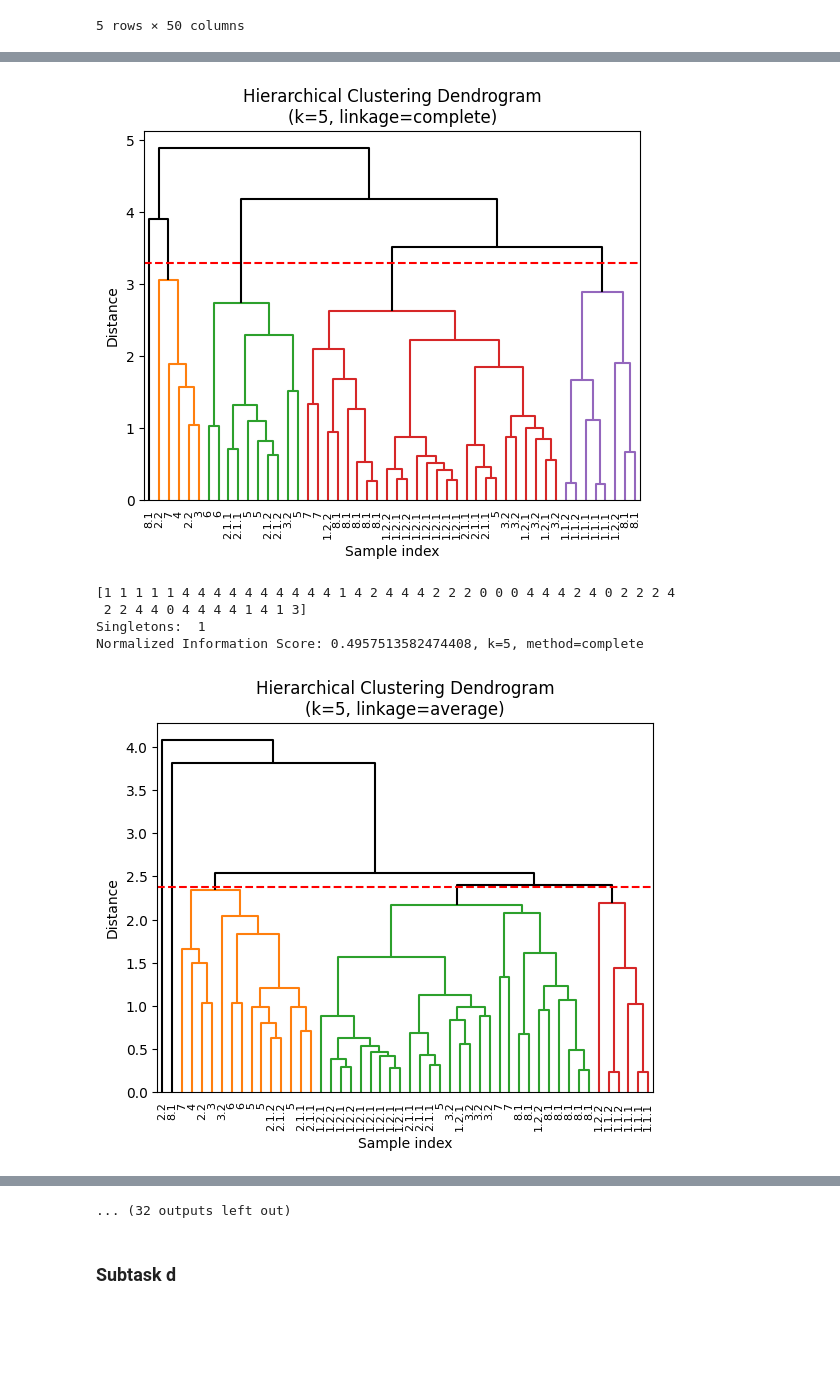
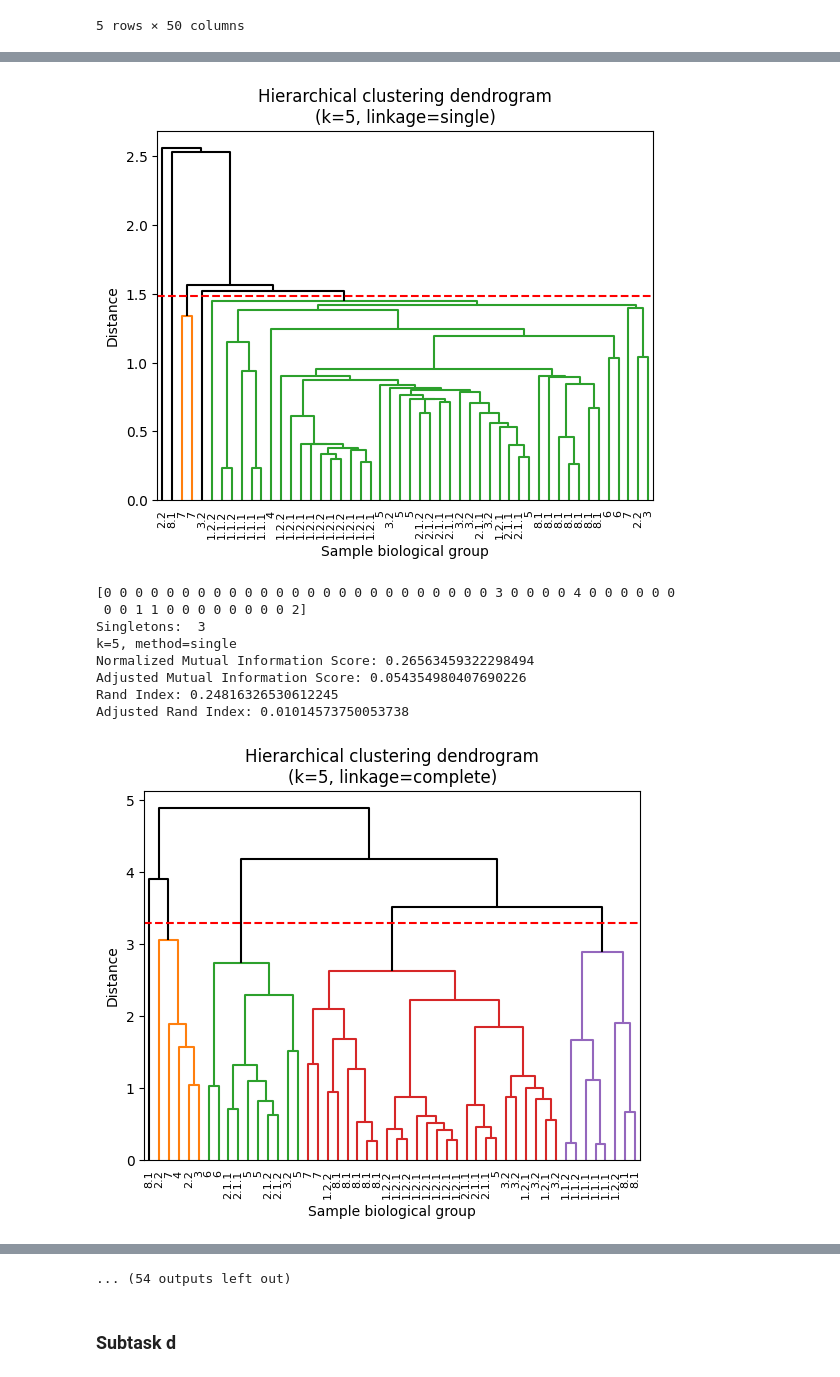
Before and after one commit to kbenedek/DataScience, a Jupyter notebook: HW2/hw_2_1.ipynb, the cells around one changed output, grey strips where cells are left out. Drawn from its saved outputs; the diff is of its cells as text; code cells hidden in the pictures; blank space fills up the shorter version.

Commit message:
Add RI and adjusted metrics

```diff
--- a/HW2/hw_2_1.ipynb
+++ b/HW2/hw_2_1.ipynb
@@ -360,8 +360,8 @@ def plot_dendrogram(model: AgglomerativeClustering, n_cluster, linkage, **kwargs
     threshold = (linkage_matrix[-(n_cluster-1), 2] + linkage_matrix[-n_cluster, 2]) / 2
     dendrogram(linkage_matrix, color_threshold=threshold,  above_threshold_color='black', **kwargs)
     plt.axhline(y=threshold, color='r', linestyle='--')
-    plt.title(f'Hierarchical Clustering Dendrogram\n(k={n_cluster}, linkage={linkage})')
-    plt.xlabel('Sample index')
+    plt.title(f'Hierarchical clustering dendrogram\n(k={n_cluster}, linkage={linkage})')
+    plt.xlabel('Sample biological group')
     plt.ylabel('Distance')
     plt.show()
 # %%
@@ -374,15 +374,23 @@ def hier_clust(data, n_clusters, method):
     return labels
 # %%
 for k in range(5,16):
-    for linkage_method in ['complete', 'average']:
+    for linkage_method in ['single', 'complete', 'average']:
         labels = hier_clust(mixed_distances, k, linkage_method)
         print(labels)
         print("Singletons: ",(np.unique(labels, return_counts=True)[1] == 1).sum())
-        print(f"Normalized Information Score: {normalized_mutual_info_score(groups, labels, average_method='geometric')}, k={k}, method={linkage_method}")
+        print(f"k={k}, method={linkage_method}")
+        print(f"Normalized Mutual Information Score: {normalized_mutual_info_score(groups, labels, average_method='geometric')}")
+        print(f"Adjusted Mutual Information Score: {adjusted_mutual_info_score(groups, labels, average_method='geometric')}")
+        print(f"Rand Index: {rand_score(groups, labels)}")
+        print(f"Adjusted Rand Index: {adjusted_rand_score(groups, labels)}")
 # %% [output]
-[figure, old version]
+[figure, new version]
-[1 1 1 1 1 4 4 4 4 4 4 4 4 4 4 1 4 2 4 4 4 2 2 2 0 0 0 4 4 4 2 4 0 2 2 2 4
- 2 2 4 4 0 4 4 4 4 1 4 1 3]
-Singletons:  1
-Normalized Information Score: 0.4957513582474408, k=5, method=complete
+[0 0 0 0 0 0 0 0 0 0 0 0 0 0 0 0 0 0 0 0 0 0 0 0 0 3 0 0 0 0 4 0 0 0 0 0 0
+ 0 0 1 1 0 0 0 0 0 0 0 0 2]
+Singletons:  3
+k=5, method=single
+Normalized Mutual Information Score: 0.26563459322298494
+Adjusted Mutual Information Score: 0.054354980407690226
+Rand Index: 0.24816326530612245
+Adjusted Rand Index: 0.01014573750053738
-[figure, old version]
+[figure, new version]
@@ -413,4 +441,4 @@ Normalized Information Score: 0.5452005882933605, k=7, method=average
-... (32 outputs left out)
+... (54 outputs left out)
 # %% [markdown]
 ### Subtask d
 # %%
```
Also changed, not shown: parts of 6 cells of this notebook.
